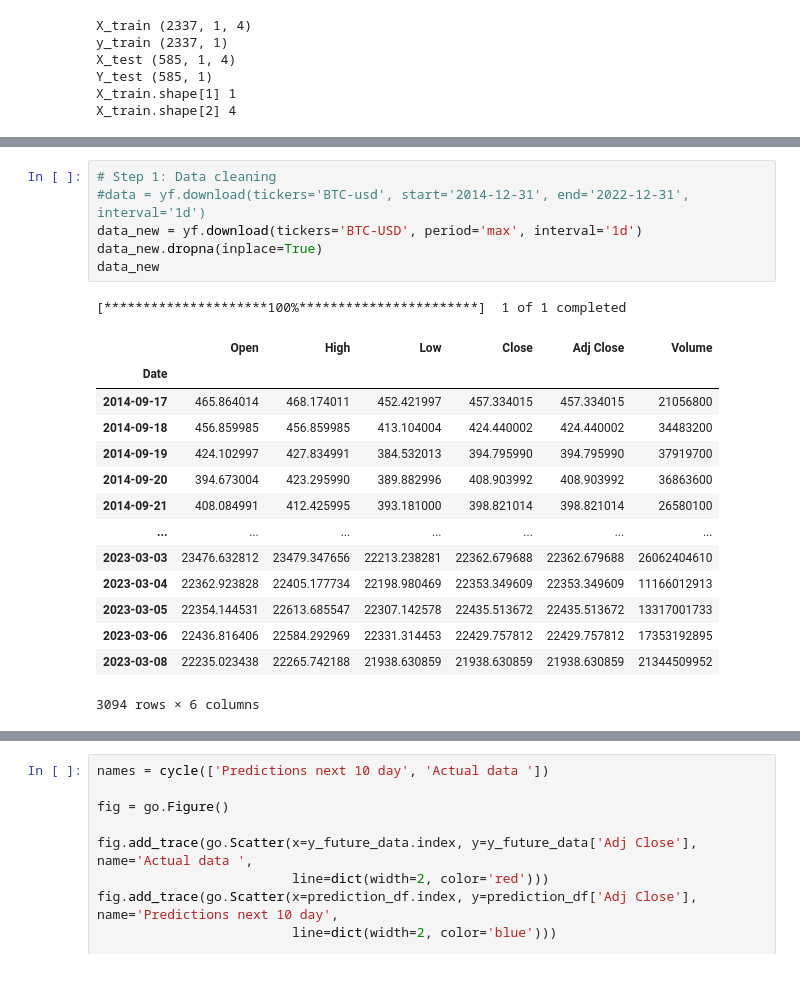
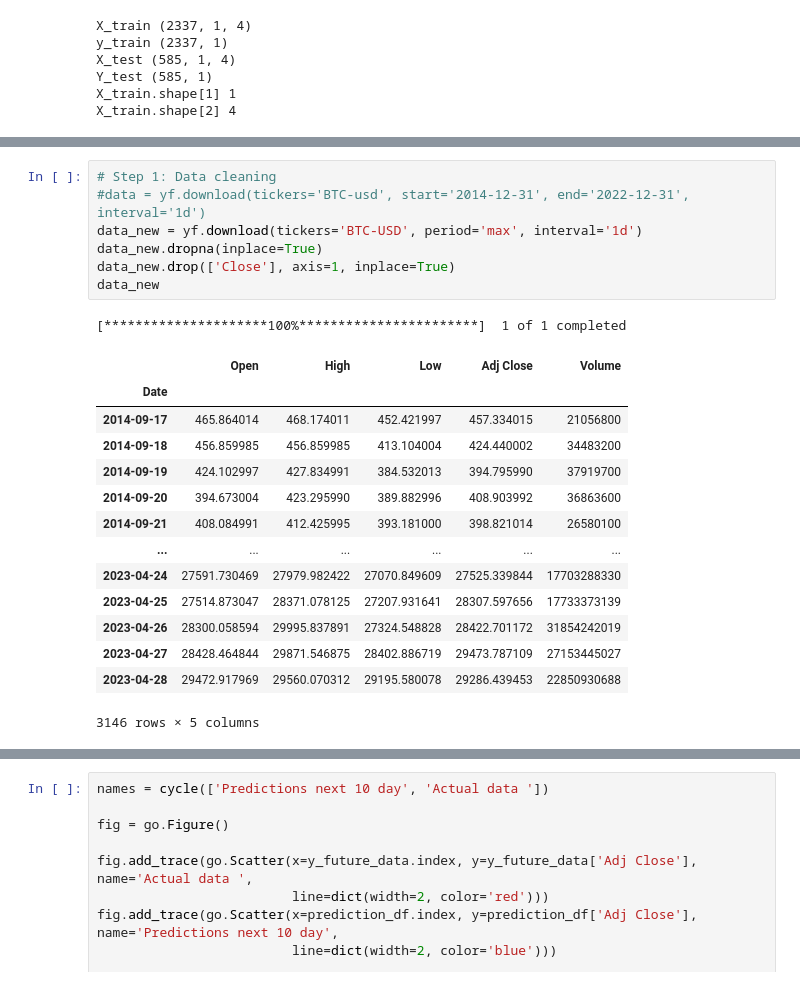
Before and after one commit to amjed87/doc, a Jupyter notebook: Practical/bidLSTM/BTC-Case2-without.ipynb, the cells around one changed output, grey strips where cells are left out. Cells and saved outputs as stored; diff of their text form.

```diff
--- a/Practical/bidLSTM/BTC-Case2-without.ipynb
+++ b/Practical/bidLSTM/BTC-Case2-without.ipynb
@@ -437,25 +377,26 @@ smape: 0.7038%
 # %%
 # Step 1: Data cleaning
 #data = yf.download(tickers='BTC-usd', start='2014-12-31', end='2022-12-31', interval='1d')
 data_new = yf.download(tickers='BTC-USD', period='max', interval='1d')
 data_new.dropna(inplace=True)
+data_new.drop(['Close'], axis=1, inplace=True)
 data_new
 # %% [output]
 [*********************100%***********************]  1 of 1 completed
-|  | Open | High | Low | Close | Adj Close | Volume |
-| Date |  |  |  |  |  |  |
-| 2014-09-17 | 465.864014 | 468.174011 | 452.421997 | 457.334015 | 457.334015 | 21056800 |
-| 2014-09-18 | 456.859985 | 456.859985 | 413.104004 | 424.440002 | 424.440002 | 34483200 |
-| 2014-09-19 | 424.102997 | 427.834991 | 384.532013 | 394.795990 | 394.795990 | 37919700 |
-| 2014-09-20 | 394.673004 | 423.295990 | 389.882996 | 408.903992 | 408.903992 | 36863600 |
-| 2014-09-21 | 408.084991 | 412.425995 | 393.181000 | 398.821014 | 398.821014 | 26580100 |
-| ... | ... | ... | ... | ... | ... | ... |
-| 2023-03-03 | 23476.632812 | 23479.347656 | 22213.238281 | 22362.679688 | 22362.679688 | 26062404610 |
-| 2023-03-04 | 22362.923828 | 22405.177734 | 22198.980469 | 22353.349609 | 22353.349609 | 11166012913 |
-| 2023-03-05 | 22354.144531 | 22613.685547 | 22307.142578 | 22435.513672 | 22435.513672 | 13317001733 |
-| 2023-03-06 | 22436.816406 | 22584.292969 | 22331.314453 | 22429.757812 | 22429.757812 | 17353192895 |
-| 2023-03-08 | 22235.023438 | 22265.742188 | 21938.630859 | 21938.630859 | 21938.630859 | 21344509952 |
+|  | Open | High | Low | Adj Close | Volume |
+| Date |  |  |  |  |  |
+| 2014-09-17 | 465.864014 | 468.174011 | 452.421997 | 457.334015 | 21056800 |
+| 2014-09-18 | 456.859985 | 456.859985 | 413.104004 | 424.440002 | 34483200 |
+| 2014-09-19 | 424.102997 | 427.834991 | 384.532013 | 394.795990 | 37919700 |
+| 2014-09-20 | 394.673004 | 423.295990 | 389.882996 | 408.903992 | 36863600 |
+| 2014-09-21 | 408.084991 | 412.425995 | 393.181000 | 398.821014 | 26580100 |
+| ... | ... | ... | ... | ... | ... |
+| 2023-04-24 | 27591.730469 | 27979.982422 | 27070.849609 | 27525.339844 | 17703288330 |
+| 2023-04-25 | 27514.873047 | 28371.078125 | 27207.931641 | 28307.597656 | 17733373139 |
+| 2023-04-26 | 28300.058594 | 29995.837891 | 27324.548828 | 28422.701172 | 31854242019 |
+| 2023-04-27 | 28428.464844 | 29871.546875 | 28402.886719 | 29473.787109 | 27153445027 |
+| 2023-04-28 | 29472.917969 | 29560.070312 | 29195.580078 | 29286.439453 | 22850930688 |
-3094 rows × 6 columns
+3146 rows × 5 columns
 # %%
 future_data = data_new.iloc[-30:, :]
 future_data = future_data.values
```
Also changed, not shown: parts of 26 cells of this notebook, 37 other files.
